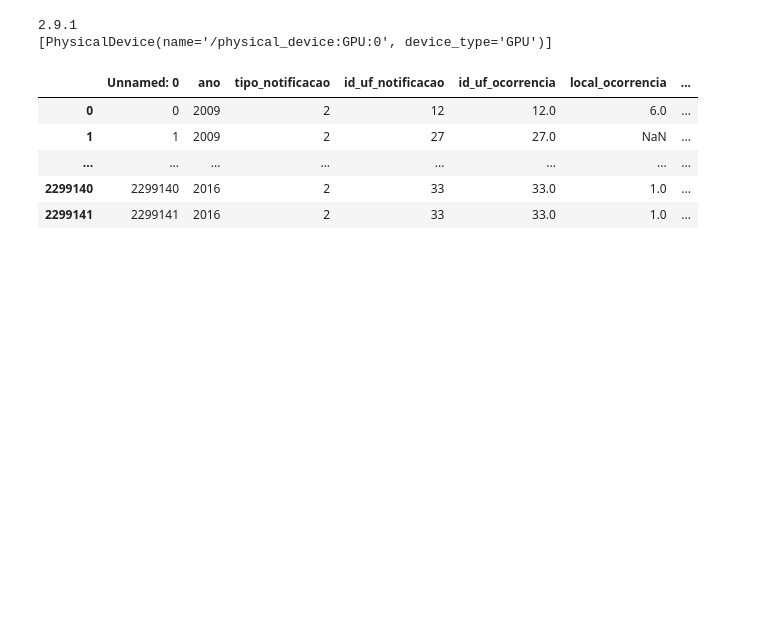
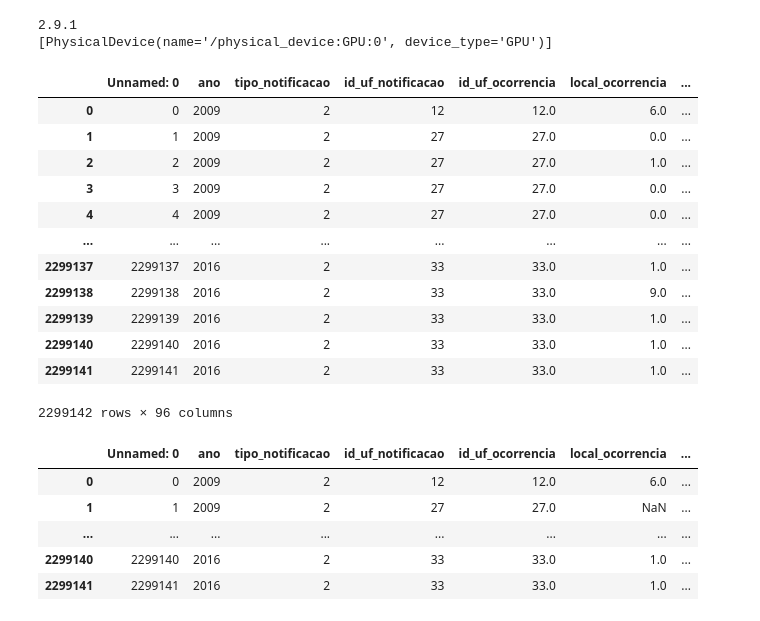
Before and after one commit to digo-eu/advanced_learning, a Jupyter notebook: microdados_violencia.ipynb, the cells around one changed output. Cells and saved outputs as stored; diff of their text form; code cells hidden in the pictures; blank space fills up the shorter version.

```diff
--- a/microdados_violencia.ipynb
+++ b/microdados_violencia.ipynb
@@ -16,6 +16,11 @@ from tensorflow import keras
 from tensorflow.keras import layers
 from tensorflow.keras.callbacks import EarlyStopping
 from tensorflow.keras.layers.experimental import preprocessing
+# %%
+import matplotlib.pyplot as plt
+pd.set_option('display.max_columns', 100)
+from sklearn.metrics import confusion_matrix, classification_report
+import itertools
 # %%
 print(tf.__version__)
 try:
@@ -37,6 +42,23 @@ df = pd.read_csv("microdados_violencia.csv")
 df = df.drop(['data_encerramento', 'data_notificacao', 'id_categoria_cid10', 'id_subcategoria_cid10', 'data_ocorrencia', 'hora_ocorrencia', 'id_municipio_notificacao', 'id_municipio_6_notificacao', 'id_unidade_notificacao',
 'id_regional_saude_notificacao', 'id_municipio_ocorrencia', 'id_municipio_6_ocorrencia', 'id_municipio_residencia', 'id_municipio_6_residencia', 'id_regional_saude_residencia',
 'houve_qual_outra_violencia_sexual', 'meio_qual_outro', 'ocorreu_qual_outra', 'outro_local_ocorrencia', 'quais_outras_deficiencias_paciente', 'autor_relacao_outros'], axis=1)
+# %%
+# NaN em 0
+df.replace (np.nan, 0)
+# %% [output]
+|  | Unnamed: 0 | ano | tipo_notificacao | id_uf_notificacao | id_uf_ocorrencia | local_ocorrencia | ... |
+| 0 | 0 | 2009 | 2 | 12 | 12.0 | 6.0 | ... |
+| 1 | 1 | 2009 | 2 | 27 | 27.0 | 0.0 | ... |
+| 2 | 2 | 2009 | 2 | 27 | 27.0 | 1.0 | ... |
+| 3 | 3 | 2009 | 2 | 27 | 27.0 | 0.0 | ... |
+| 4 | 4 | 2009 | 2 | 27 | 27.0 | 0.0 | ... |
+| ... | ... | ... | ... | ... | ... | ... | ... |
+| 2299137 | 2299137 | 2016 | 2 | 33 | 33.0 | 1.0 | ... |
+| 2299138 | 2299138 | 2016 | 2 | 33 | 33.0 | 9.0 | ... |
+| 2299139 | 2299139 | 2016 | 2 | 33 | 33.0 | 1.0 | ... |
+| 2299140 | 2299140 | 2016 | 2 | 33 | 33.0 | 1.0 | ... |
+| 2299141 | 2299141 | 2016 | 2 | 33 | 33.0 | 1.0 | ... |
+2299142 rows × 96 columns
 # %%
 # resumo dos dados
 with pd.option_context('display.max_rows', 5, 'display.max_columns', None):
```
Also changed, not shown: parts of 8 cells of this notebook, 5 other files.
